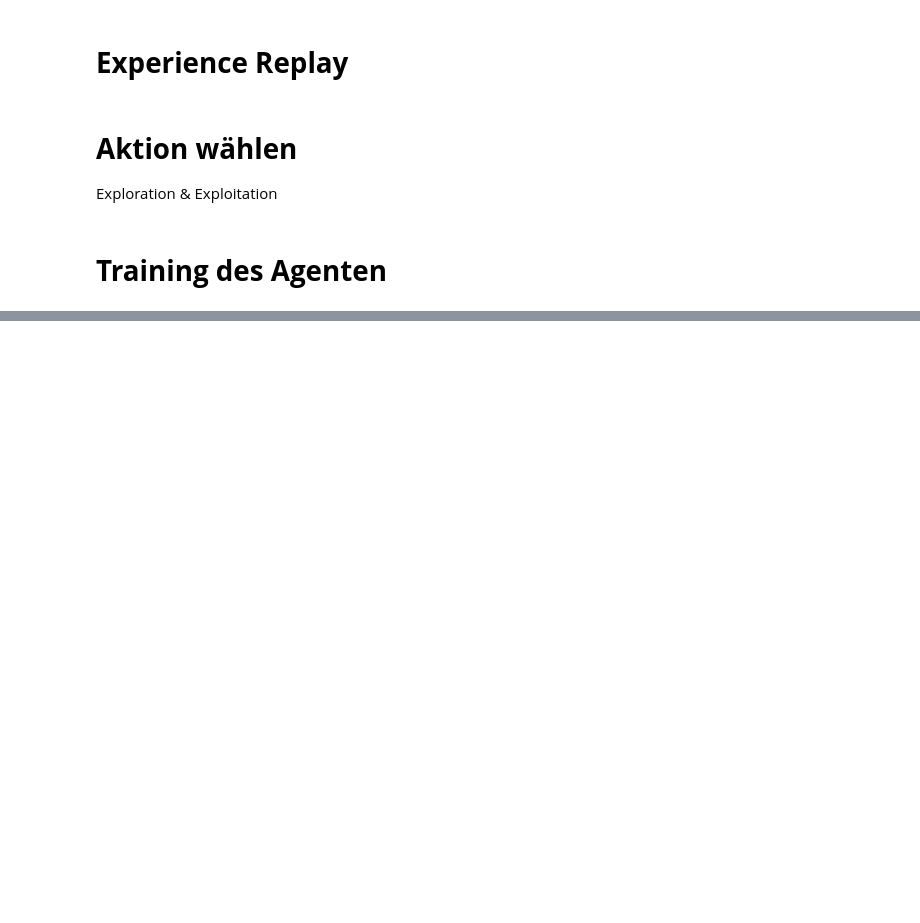
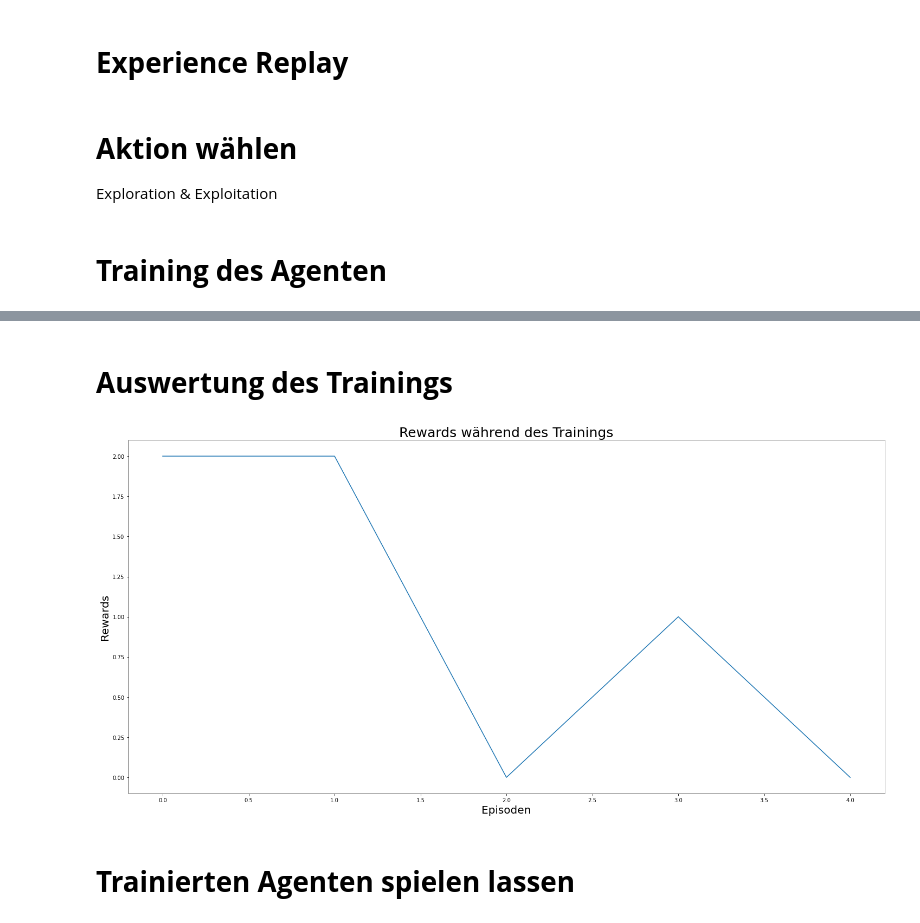
Before and after one commit to CKeibel/Deep-Reinforcement_Learning, a Jupyter notebook: Deep_Q_Network.ipynb, the cells around one changed output, grey strips where cells are left out. Cells and saved outputs as stored; diff of their text form; code cells hidden in the pictures; blank space fills up the shorter version.

```diff
--- a/Deep_Q_Network.ipynb
+++ b/Deep_Q_Network.ipynb
@@ -307,7 +305,7 @@ def get_action(state):
 # %% [markdown]
 # **Training des Agenten**
 # %%
-EPISODES = 5#30000
+EPISODES = 30000
 REWARD_LIST = []
 BEST_MEAN_REWARD = 0.0
 SYNC = 10000
@@ -322,7 +320,6 @@ for episode in range(EPISODES):
     next_state, reward, done, _ = env.step(action)
     # Transition im MEMORY BUFFER speichern
     save_transition(state, action, reward, next_state, done)
-
     # Experience Replay, falls genügend Transitionen gespeichert
     if len(MEMORY_BUFFER) > TRAIN_START:
       replay()
@@ -370,0 +381,13 @@ Episode: 5      Reward: 0.0     Mean: 1.0       TRAIN START: False      Epsi: 1.
+# %% [markdown]
+# **Auswertung des Trainings**
+# %%
+plt.figure(figsize=(25, 12))
+plt.plot(REWARD_LIST)
+plt.title("Rewards während des Trainings", fontsize=25)
+plt.xlabel("Episoden", fontsize=20)
+plt.ylabel("Rewards", fontsize=20)
+plt.show()
+# %% [output]
+[figure, added]
+# %% [markdown]
+# **Trainierten Agenten spielen lassen**
```
Also changed, not shown: parts of 6 cells of this notebook.
